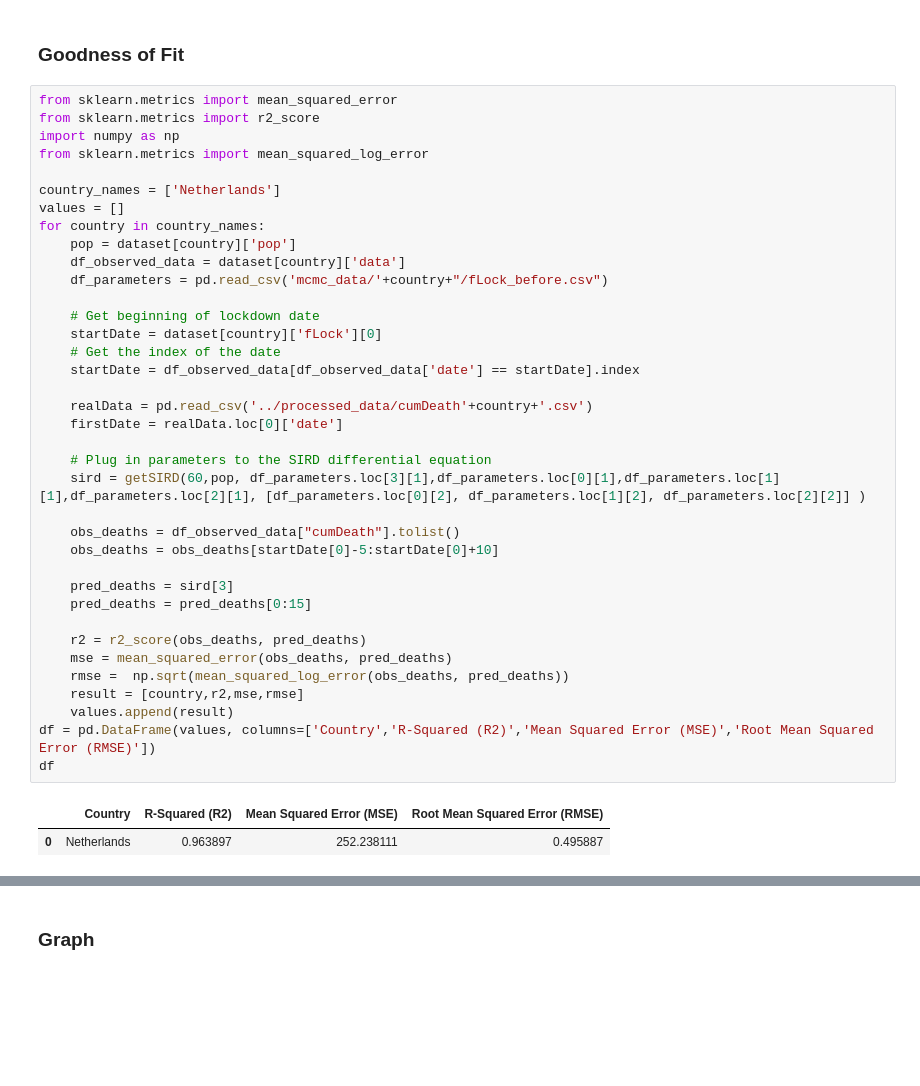
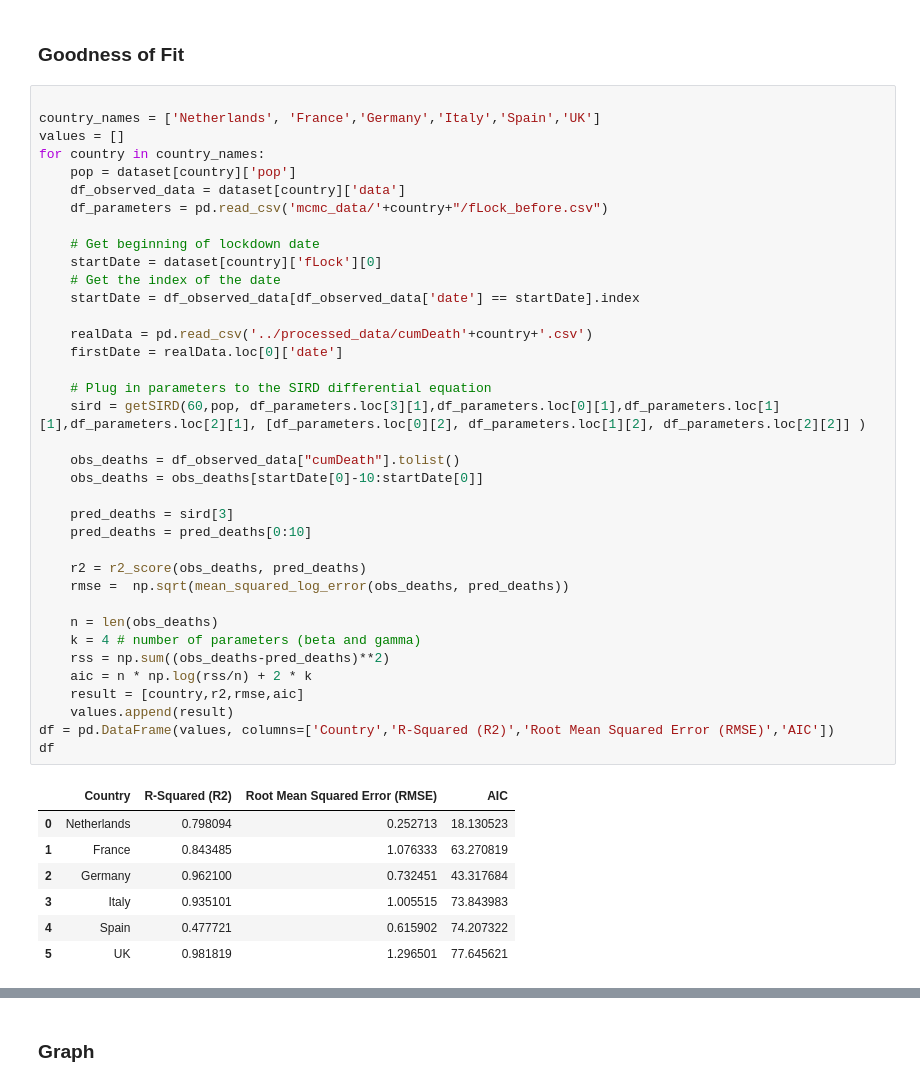
Before and after one commit to zenodea/MCMC_parameter_estimation, a Jupyter notebook: Data Analysis/sird.ipynb, the cells around one changed output, grey strips where cells are left out. Cells and saved outputs as stored; diff of their text form; blank space fills up the shorter version.

```diff
--- a/Data Analysis/sird.ipynb
+++ b/Data Analysis/sird.ipynb
@@ -179,45 +183,50 @@ print(solution)
 # %% [markdown]
 ### Goodness of Fit
 # %%
-from sklearn.metrics import mean_squared_error
-from sklearn.metrics import r2_score
-import numpy as np
-from sklearn.metrics import mean_squared_log_error
 
-country_names = ['Netherlands']
+country_names = ['Netherlands', 'France','Germany','Italy','Spain','UK']
 values = []
 for country in country_names:
     pop = dataset[country]['pop']
     df_observed_data = dataset[country]['data']
     df_parameters = pd.read_csv('mcmc_data/'+country+"/fLock_before.csv")
 
     # Get beginning of lockdown date
     startDate = dataset[country]['fLock'][0]
     # Get the index of the date
     startDate = df_observed_data[df_observed_data['date'] == startDate].index
 
     realData = pd.read_csv('../processed_data/cumDeath'+country+'.csv')
     firstDate = realData.loc[0]['date']
 
     # Plug in parameters to the SIRD differential equation
     sird = getSIRD(60,pop, df_parameters.loc[3][1],df_parameters.loc[0][1],df_parameters.loc[1][1],df_parameters.loc[2][1], [df_parameters.loc[0][2], df_parameters.loc[1][2], df_parameters.loc[2][2]] )
 
     obs_deaths = df_observed_data["cumDeath"].tolist()
-    obs_deaths = obs_deaths[startDate[0]-5:startDate[0]+10]
+    obs_deaths = obs_deaths[startDate[0]-10:startDate[0]]
 
     pred_deaths = sird[3]
-    pred_deaths = pred_deaths[0:15]
+    pred_deaths = pred_deaths[0:10]
 
     r2 = r2_score(obs_deaths, pred_deaths)
-    mse = mean_squared_error(obs_deaths, pred_deaths)
     rmse =  np.sqrt(mean_squared_log_error(obs_deaths, pred_deaths))
-    result = [country,r2,mse,rmse]
+
+    n = len(obs_deaths)
+    k = 4 # number of parameters (beta and gamma)
+    rss = np.sum((obs_deaths-pred_deaths)**2)
+    aic = n * np.log(rss/n) + 2 * k
+    result = [country,r2,rmse,aic]
     values.append(result)
-df = pd.DataFrame(values, columns=['Country','R-Squared (R2)','Mean Squared Error (MSE)','Root Mean Squared Error (RMSE)'])
+df = pd.DataFrame(values, columns=['Country','R-Squared (R2)','Root Mean Squared Error (RMSE)','AIC'])
 df
 # %% [output]
-|  | Country | R-Squared (R2) | Mean Squared Error (MSE) | Root Mean Squared Error (RMSE) |
-| 0 | Netherlands | 0.963897 | 252.238111 | 0.495887 |
+|  | Country | R-Squared (R2) | Root Mean Squared Error (RMSE) | AIC |
+| 0 | Netherlands | 0.798094 | 0.252713 | 18.130523 |
+| 1 | France | 0.843485 | 1.076333 | 63.270819 |
+| 2 | Germany | 0.962100 | 0.732451 | 43.317684 |
+| 3 | Italy | 0.935101 | 1.005515 | 73.843983 |
+| 4 | Spain | 0.477721 | 0.615902 | 74.207322 |
+| 5 | UK | 0.981819 | 1.296501 | 77.645621 |
 # %%
 from sklearn.metrics import mean_squared_error
 from sklearn.metrics import r2_score
```
Also changed, not shown: parts of 7 cells of this notebook.
